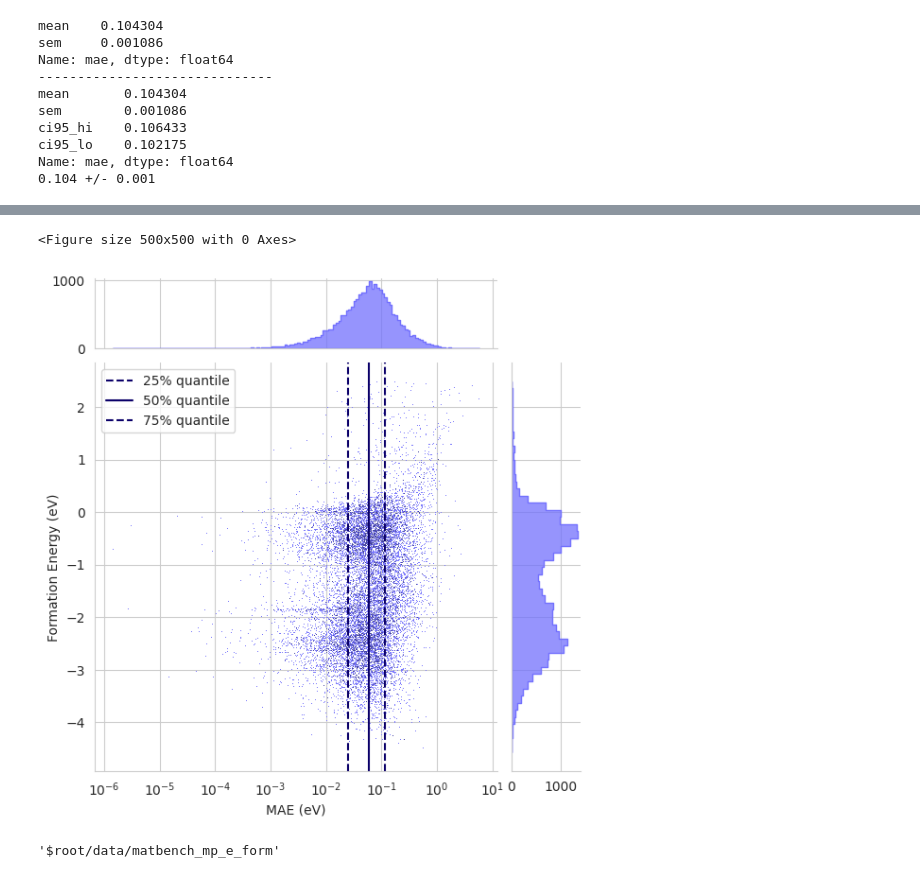
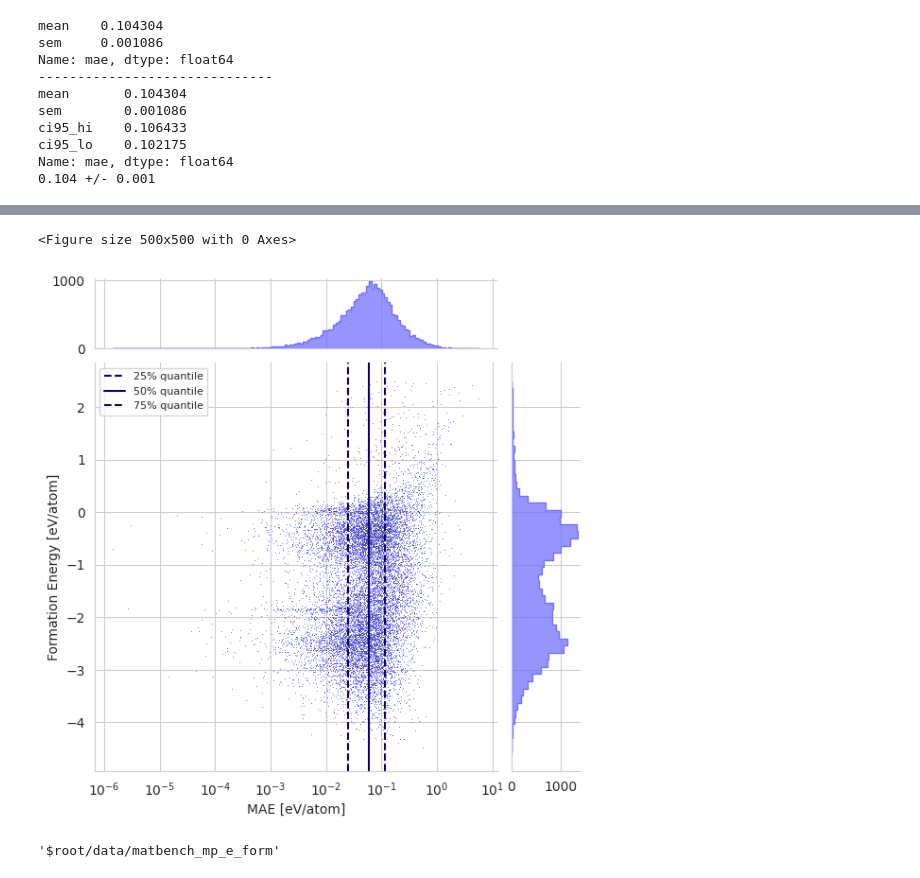
Before and after one commit to sh-divya/ActiveLearningMaterials, a Jupyter notebook: notebooks/proxy_loss.ipynb, the cells around one changed output, grey strips where cells are left out. Cells and saved outputs as stored; diff of their text form; code cells hidden in the pictures.

```diff
--- a/notebooks/proxy_loss.ipynb
+++ b/notebooks/proxy_loss.ipynb
@@ -422,29 +423,31 @@ plt.show()
 # %%
+
 matplotlib.rcParams.update({'font.size': 10})
 
 
 g = joint_plot(
     df[df.dataset == "val"],
     "mae",
     "eform",
     scale_kwarg={"xscale": "log"},
     labels={
-        "mae": "MAE (eV)",
-        "eform": "Formation Energy (eV)",
+        "mae": "MAE [eV/atom]",
+        "eform": "Formation Energy [eV/atom]",
         "sg": "Space Group",
     },
     figsize=(5,5)
 )
 # plot the 25 / 50 / 75 quantiles in mae error
 _m = df[df.dataset == "val"]["mae"]
 g.ax_joint.axvline(_m.quantile(0.25), color="#0B0069", linestyle="--", label="25% quantile")
 g.ax_joint.axvline(_m.quantile(0.5), color="#0B0069", linestyle="-", label="50% quantile")
 g.ax_joint.axvline(_m.quantile(0.75), color="#0B0069", linestyle="--", label="75% quantile")
-g.ax_joint.legend()
+g.ax_joint.legend(fontsize=8)
 plt.savefig("plots/proxy_loss/mae_eform_jointplot_val.pdf")
+plt.savefig("plots/proxy_loss/mae_eform_jointplot_val.png", dpi=250)
 # %% [output]
 <Figure size 500x500 with 0 Axes>
-[figure, old version]
+[figure, new version]
 # %%
 model.loaded_config["src"]
 # %% [output]
```
Also changed, not shown: parts of 2 cells of this notebook.
